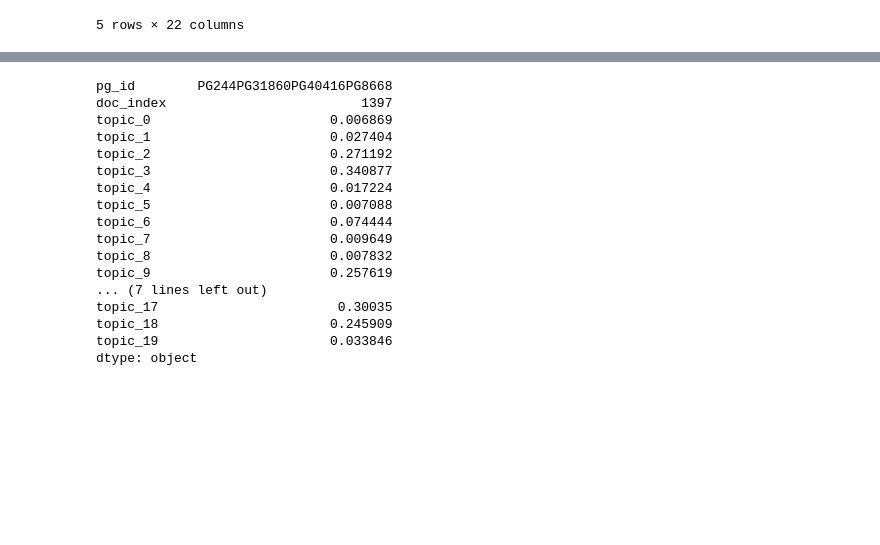
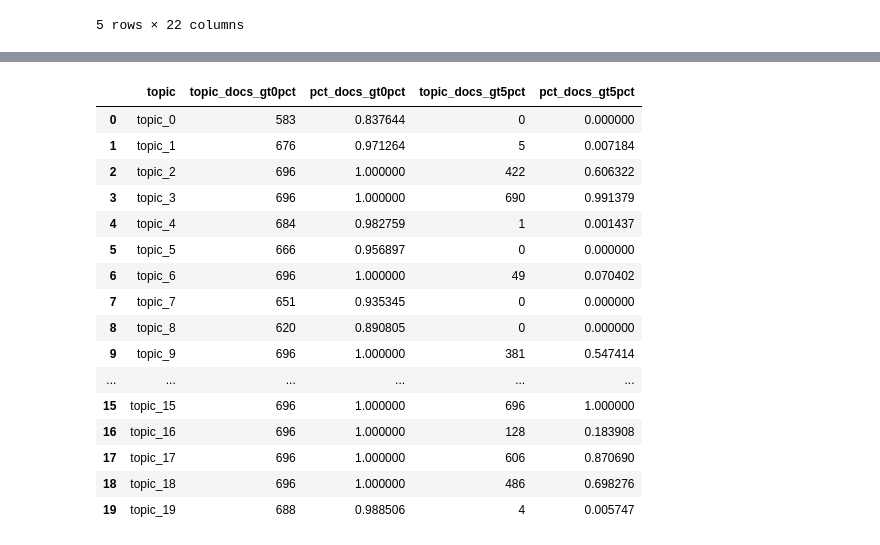
Before and after one commit to maggimckenzie/capstone_mm, a Jupyter notebook: notebooks/detective_and_mystery_lda04.ipynb, the cells around one changed output, grey strips where cells are left out. Saved outputs shown, nothing was run; the diff lists cells and outputs as text; code cells hidden in the pictures; blank space fills up the shorter version.

```diff
--- a/notebooks/detective_and_mystery_lda04.ipynb
+++ b/notebooks/detective_and_mystery_lda04.ipynb
@@ -647,20 +709,31 @@ metadata[metadata['id'].isin(['PG244','PG31860','PG40416','PG8668'])]
-# %%
-topics_summary[topics_summary['doc_index'].isin([217,153, 681, 346])].sum()
-# %% [output]
-pg_id        PG244PG31860PG40416PG8668
-doc_index                         1397
-topic_0                       0.006869
-topic_1                       0.027404
-topic_2                       0.271192
-topic_3                       0.340877
-topic_4                       0.017224
-topic_5                       0.007088
-topic_6                       0.074444
-topic_7                       0.009649
-topic_8                       0.007832
-topic_9                       0.257619
-... (7 lines left out)
-topic_17                       0.30035
-topic_18                      0.245909
-topic_19                      0.033846
-dtype: object
+# %%
+contents = []
+total_docs = len(topics_summary)
+for ix, topic in enumerate(topics_summary.columns):
+    if ix > 1:
+        topic_docs_gt0pct = len(topics_summary[topics_summary[topic]>0.0][['pg_id','doc_index',topic]].sort_values(topic,ascending = False))
+        pct_docs_gt0pct = topic_docs_gt0pct / total_docs
+        topic_docs_gt5pct = len(topics_summary[topics_summary[topic]>0.05][['pg_id','doc_index',topic]].sort_values(topic,ascending = False))
+        pct_docs_gt5pct = topic_docs_gt5pct / total_docs
+        contents.append({'topic':topic,'topic_docs_gt0pct':topic_docs_gt0pct, 'pct_docs_gt0pct':pct_docs_gt0pct,\
+                        'topic_docs_gt5pct':topic_docs_gt5pct, 'pct_docs_gt5pct':pct_docs_gt5pct,})
+docs_per_topic = pd.DataFrame(contents)
+docs_per_topic
+# %% [output]
+|  | topic | topic_docs_gt0pct | pct_docs_gt0pct | topic_docs_gt5pct | pct_docs_gt5pct |
+| 0 | topic_0 | 583 | 0.837644 | 0 | 0.000000 |
+| 1 | topic_1 | 676 | 0.971264 | 5 | 0.007184 |
+| 2 | topic_2 | 696 | 1.000000 | 422 | 0.606322 |
+| 3 | topic_3 | 696 | 1.000000 | 690 | 0.991379 |
+| 4 | topic_4 | 684 | 0.982759 | 1 | 0.001437 |
+| 5 | topic_5 | 666 | 0.956897 | 0 | 0.000000 |
+| 6 | topic_6 | 696 | 1.000000 | 49 | 0.070402 |
+| 7 | topic_7 | 651 | 0.935345 | 0 | 0.000000 |
+| 8 | topic_8 | 620 | 0.890805 | 0 | 0.000000 |
+| 9 | topic_9 | 696 | 1.000000 | 381 | 0.547414 |
+| ... | ... | ... | ... | ... | ... |
+| 15 | topic_15 | 696 | 1.000000 | 696 | 1.000000 |
+| 16 | topic_16 | 696 | 1.000000 | 128 | 0.183908 |
+| 17 | topic_17 | 696 | 1.000000 | 606 | 0.870690 |
+| 18 | topic_18 | 696 | 1.000000 | 486 | 0.698276 |
+| 19 | topic_19 | 688 | 0.988506 | 4 | 0.005747 |
```
Also changed, not shown: parts of 17 cells of this notebook, 2 other files.
